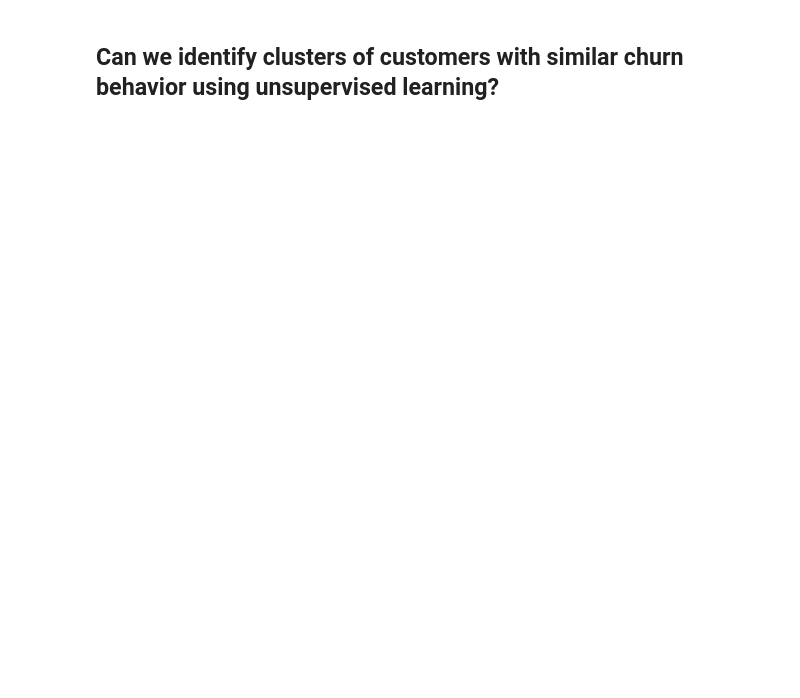
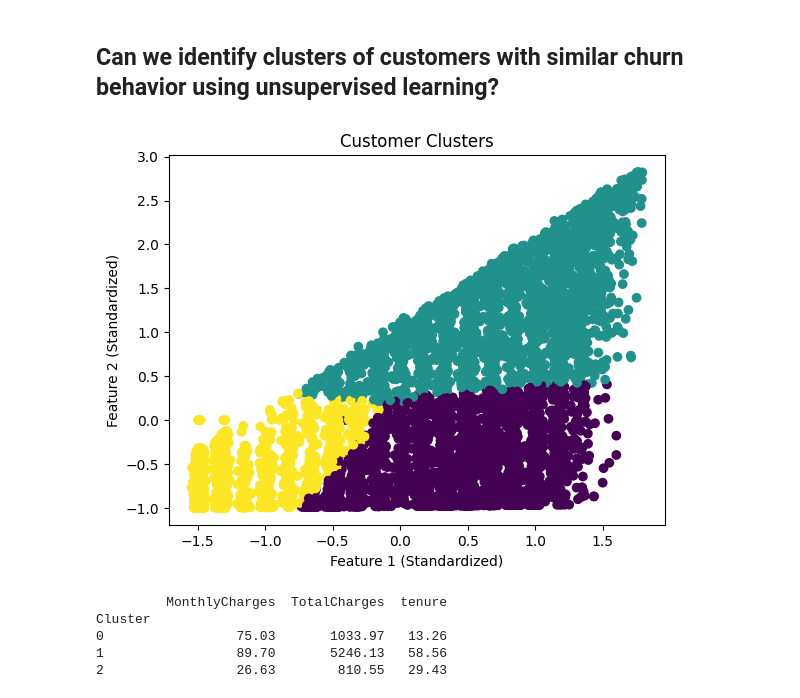
Before and after one commit to bbrauser/Churn_Analysis, a Jupyter notebook: notebooks/churn_analysis.ipynb, the cells around one changed output. Cells and saved outputs as stored; diff of their text form; code cells hidden in the pictures; blank space fills up the shorter version.

```diff
--- a/notebooks/churn_analysis.ipynb
+++ b/notebooks/churn_analysis.ipynb
@@ -261,2 +354,45 @@ weighted avg       0.79      0.80      0.79      1407
 # %% [markdown]
 ## Can we identify clusters of customers with similar churn behavior using unsupervised learning?
+# %%
+from sklearn.cluster import KMeans
+from sklearn.preprocessing import StandardScaler
+from sklearn.impute import SimpleImputer
+
+# Select relevant features for clustering (you might need to preprocess or choose different features)
+features_for_clustering = ['MonthlyCharges', 'TotalCharges', 'tenure']
+
+# Subset the data for clustering
+X = df[features_for_clustering]
+
+# Impute missing values (replace NaN with mean, median, or other strategies)
+imputer = SimpleImputer(strategy='mean')
+X_imputed = imputer.fit_transform(X)
+
+# Standardize the features (important for K-Means)
+scaler = StandardScaler()
+X_scaled = scaler.fit_transform(X_imputed)
+
+# Choose the number of clusters (you may need to experiment or use other methods to determine the optimal number)
+num_clusters = 3
+
+# Set n_init explicitly to avoid the FutureWarning
+kmeans = KMeans(n_clusters=num_clusters, n_init=10, random_state=42)  # Change the value of n_init as needed
+df['Cluster'] = kmeans.fit_predict(X_scaled)
+
+# Visualize the clusters (in 2D, you may need to adapt for more features)
+plt.scatter(X_scaled[:, 0], X_scaled[:, 1], c=df['Cluster'], cmap='viridis')
+plt.title('Customer Clusters')
+plt.xlabel('Feature 1 (Standardized)')
+plt.ylabel('Feature 2 (Standardized)')
+plt.show()
+
+# Analyze cluster characteristics
+cluster_means = df.groupby('Cluster')[features_for_clustering].mean().round(2)
+print(cluster_means)
+# %% [output]
+[figure, added]
+         MonthlyCharges  TotalCharges  tenure
+Cluster
+0                 75.03       1033.97   13.26
+1                 89.70       5246.13   58.56
+2                 26.63        810.55   29.43
```
Also changed, not shown: parts of 6 cells of this notebook, 1 other file.
